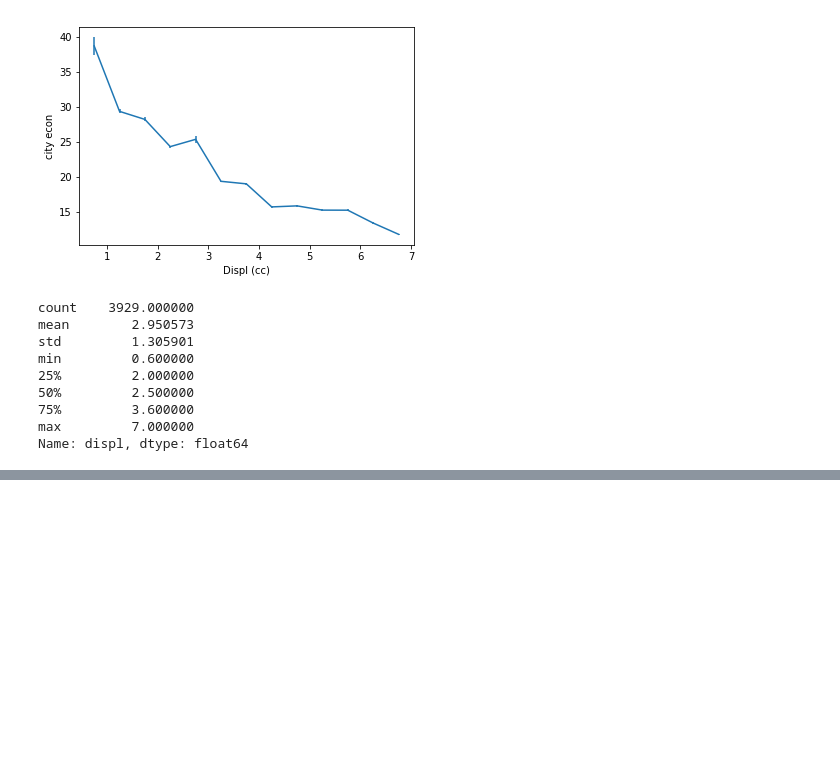
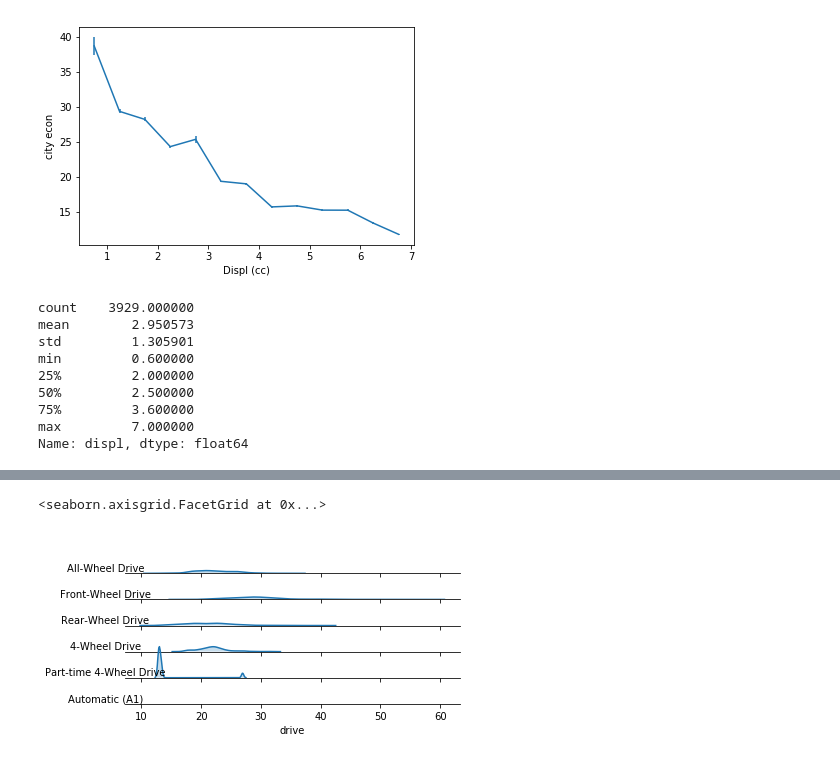
Before and after one commit to rashokanand/python_viz_matplotlib_seaborn, a Jupyter notebook: Bivariate_visualizations.ipynb, the cells around one changed output, grey strips where cells are left out. Cells and saved outputs as stored; diff of their text form; code cells hidden in the pictures; blank space fills up the shorter version.

Commit message:
feat: Ridge plot using facetgrid object

```diff
--- a/Bivariate_visualizations.ipynb
+++ b/Bivariate_visualizations.ipynb
@@ -315,0 +321,20 @@ Name: displ, dtype: float64
+# %%
+# setting facetgrid
+g = sb.FacetGrid(data = car_df, row= 'drive',height=0.5,aspect=12, gridspec_kws={'hspace':-0.2})
+
+# plotting kde in a few steps
+g.map(sb.kdeplot,'comb',shade=True)
+g.set(yticks=[])
+g.despine(left=True)
+
+g.map(lambda **kwargs: plt.gca().patch.set_alpha(0))
+
+def label_text(x, **kwargs):
+    plt.text(4, 0.02, x.iloc[0], ha = 'center', va = 'bottom')
+
+
+g.map(label_text,'drive')
+g.set_titles('')
+# %% [output]
+<seaborn.axisgrid.FacetGrid at 0x...>
+[figure, added]
```
Also changed, not shown: parts of 1 cell of this notebook.
